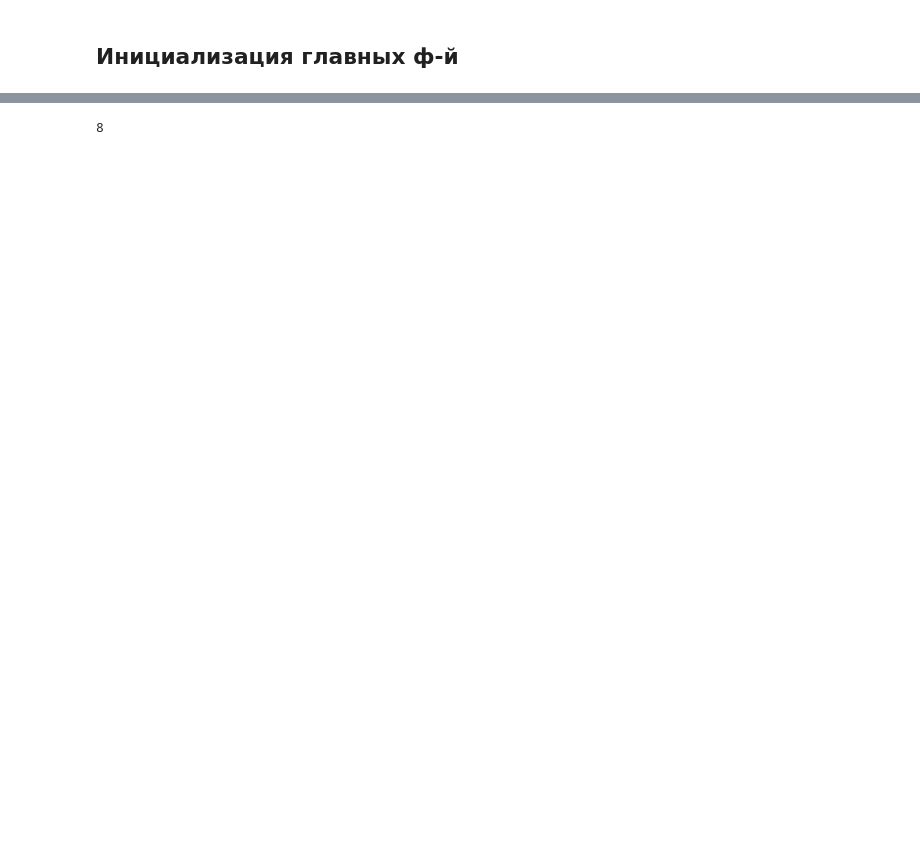
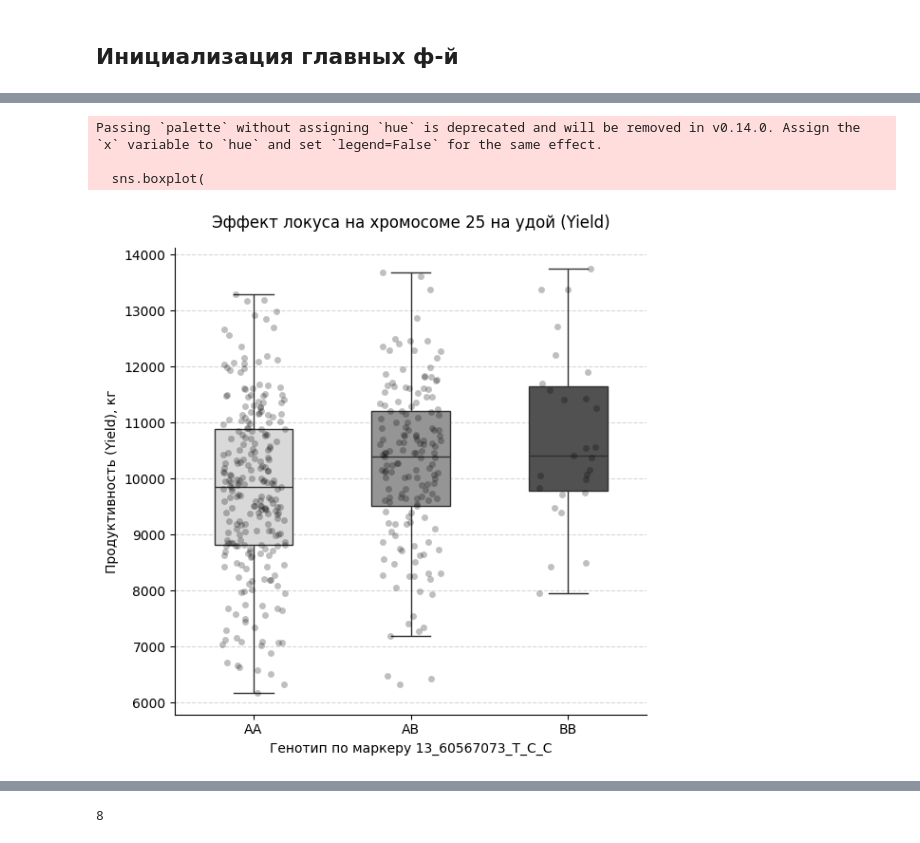
Before and after one commit to denis-ermolaev/bulls-pipeline, a Jupyter notebook: notebooks/analysis.ipynb, the cells around one changed output, grey strips where cells are left out. Saved outputs shown, nothing was run; the diff lists cells and outputs as text; code cells hidden in the pictures; blank space fills up the shorter version.

```diff
--- a/notebooks/analysis.ipynb
+++ b/notebooks/analysis.ipynb
@@ -228,0 +346,75 @@ plt.show()
+# %%
+import matplotlib.pyplot as plt
+import pandas as pd
+import seaborn as sns
+
+# 1. Загружаем твои фенотипы
+pheno = pd.read_csv(
+    "/scratch/storageA/zaleski_bulls/bulls-vcf-pipeline/results/vcf/phenotype.txt",
+    sep=" ",
+)  # Твоя таблица с Yield, Fat и т.д.
+
+# 2. Загружаем вытащенный генотип (в файле .raw разделитель — пробел)
+geno = pd.read_csv(
+    "/scratch/storageA/zaleski_bulls/bulls-vcf-pipeline/results/gwas/13_60567073_T_C_top_marker_genotype.raw",
+    sep=" ",
+)
+
+# Оставляем только ID животного и колонку с генотипом (она будет называться ИМЯ_SNP_А)
+# Предположим, твой SNP называется BovineHD2500012345
+geno = geno[["IID", "13_60567073_T_C_C"]]
+
+# 3. Объединяем таблицы по ID животного
+# Убедись, что имена колонок с ID совпадают (например, NANIMAL или IID)
+merged_df = pd.merge(pheno, geno, left_on="IID", right_on="IID")
+
+# Переименуем для удобства и заменим цифры 0, 1, 2 на красивые буквы
+# (замени AA, AB, BB на реальные аллели из твоего .bim файла, если знаешь их)
+merged_df["Genotype"] = merged_df["13_60567073_T_C_C"].map({0: "AA", 1: "AB", 2: "BB"})
+
+# Удаляем строки, где генотип не определился (NaN)
+merged_df = merged_df.dropna(subset=["Genotype"])
+
+# 4. РИСУЕМ ШЕДЕВР
+plt.figure(figsize=(6, 6))
+
+# Рисуем сам боксплот в градациях серого
+sns.boxplot(
+    x="Genotype",
+    y="Yield",
+    data=merged_df,
+    order=["AA", "AB", "BB"],
+    palette="Greys",
+    width=0.5,
+    fliersize=0,  # Прячем стандартные выбросы, чтобы они не дублировались
+)
+
+# Добавляем "stripplot" — реальные точки (коров), чтобы комиссия видела объем выборки
+sns.stripplot(
+    x="Genotype",
+    y="Yield",
+    data=merged_df,
+    order=["AA", "AB", "BB"],
+    color="black",
+    alpha=0.25,  # Делаем точки полупрозрачными, чтобы они не сливались
+    jitter=0.2,  # Слегка разбрасываем их вбок для наглядности
+)
+
+plt.title("Эффект локуса на хромосоме 25 на удой (Yield)", fontsize=12, pad=15)
+plt.xlabel("Генотип по маркеру 13_60567073_T_C_C", fontsize=10)
+plt.ylabel("Продуктивность (Yield), кг", fontsize=10)
+
+# Делаем легкую горизонтальную сетку
+plt.grid(axis="y", linestyle="--", alpha=0.5)
+
+# Убираем лишние рамки сверху и справа
+sns.despine()
+
+plt.tight_layout()
+# plt.savefig("genotype_yield_boxplot.png", dpi=300)
+plt.show()
+# %% [output]
+Passing `palette` without assigning `hue` is deprecated and will be removed in v0.14.0. Assign the `x` variable to `hue` and set `legend=False` for the same effect.
+
+  sns.boxplot(
+[figure, added]
```
Also changed, not shown: parts of 47 cells of this notebook, 6 other files.
